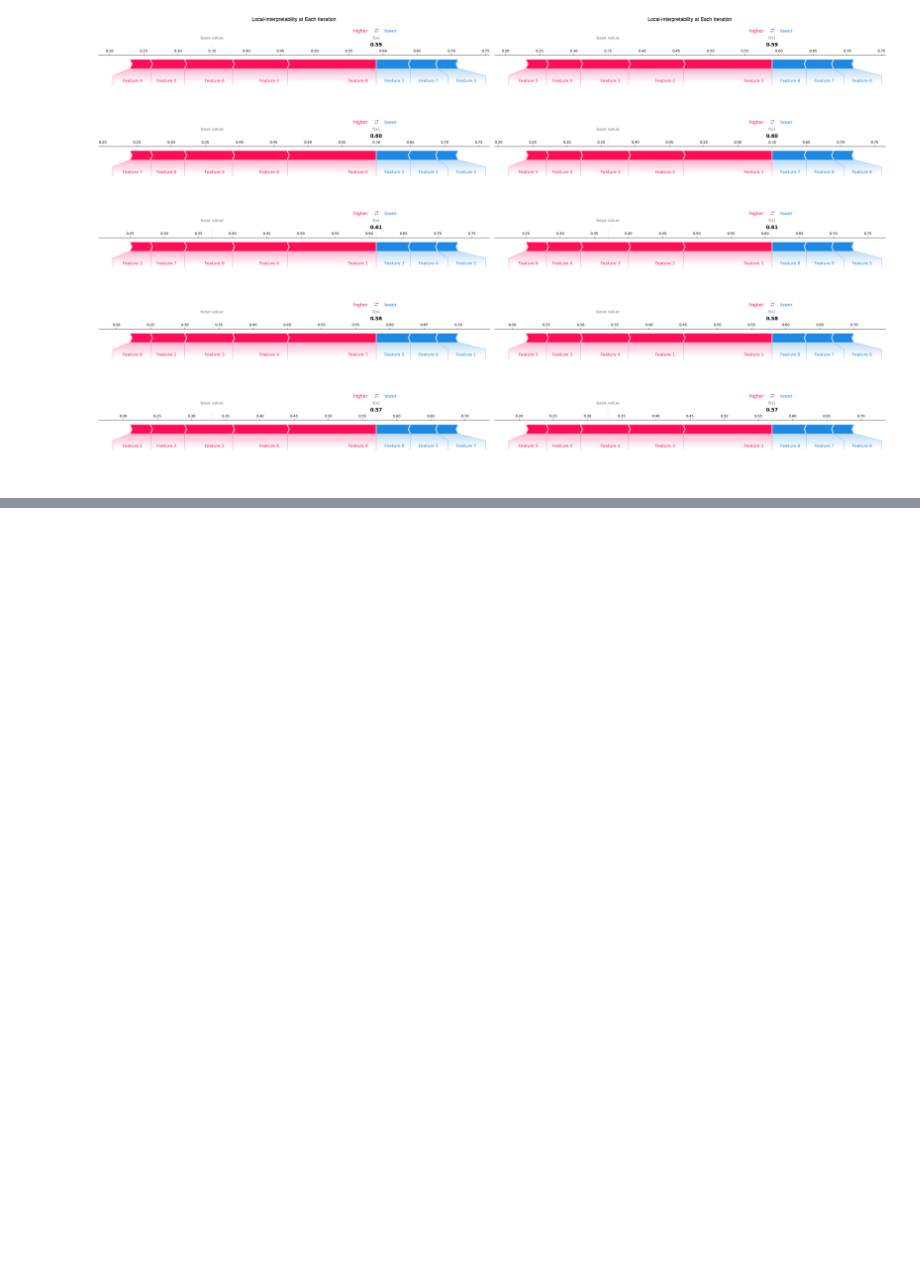
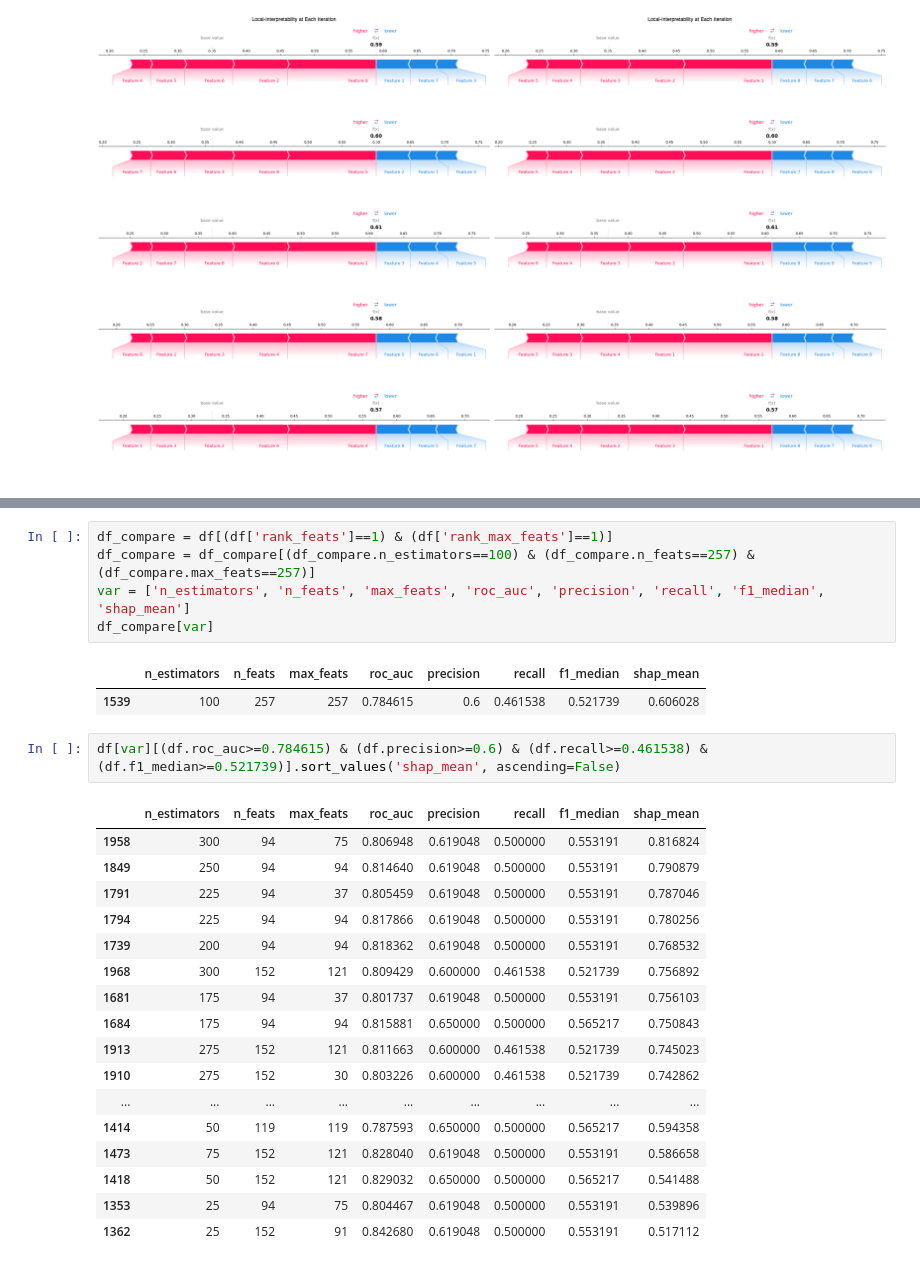
Before and after one commit to edo1691/ad_shap_stability, a Jupyter notebook: notebooks/00_03_imagenes_paper.ipynb, the cells around one changed output, grey strips where cells are left out. Drawn from its saved outputs; the diff is of its cells as text; blank space fills up the shorter version.

```diff
--- a/notebooks/00_03_imagenes_paper.ipynb
+++ b/notebooks/00_03_imagenes_paper.ipynb
@@ -377,0 +495,28 @@ plt.show()
+# %%
+df_compare = df[(df['rank_feats']==1) & (df['rank_max_feats']==1)]
+df_compare = df_compare[(df_compare.n_estimators==100) & (df_compare.n_feats==257) & (df_compare.max_feats==257)]
+var = ['n_estimators', 'n_feats', 'max_feats', 'roc_auc', 'precision', 'recall', 'f1_median', 'shap_mean']
+df_compare[var]
+# %% [output]
+|  | n_estimators | n_feats | max_feats | roc_auc | precision | recall | f1_median | shap_mean |
+| 1539 | 100 | 257 | 257 | 0.784615 | 0.6 | 0.461538 | 0.521739 | 0.606028 |
+# %%
+df[var][(df.roc_auc>=0.784615) & (df.precision>=0.6) & (df.recall>=0.461538) & (df.f1_median>=0.521739)].sort_values('shap_mean', ascending=False)
+# %% [output]
+|  | n_estimators | n_feats | max_feats | roc_auc | precision | recall | f1_median | shap_mean |
+| 1958 | 300 | 94 | 75 | 0.806948 | 0.619048 | 0.500000 | 0.553191 | 0.816824 |
+| 1849 | 250 | 94 | 94 | 0.814640 | 0.619048 | 0.500000 | 0.553191 | 0.790879 |
+| 1791 | 225 | 94 | 37 | 0.805459 | 0.619048 | 0.500000 | 0.553191 | 0.787046 |
+| 1794 | 225 | 94 | 94 | 0.817866 | 0.619048 | 0.500000 | 0.553191 | 0.780256 |
+| 1739 | 200 | 94 | 94 | 0.818362 | 0.619048 | 0.500000 | 0.553191 | 0.768532 |
+| 1968 | 300 | 152 | 121 | 0.809429 | 0.600000 | 0.461538 | 0.521739 | 0.756892 |
+| 1681 | 175 | 94 | 37 | 0.801737 | 0.619048 | 0.500000 | 0.553191 | 0.756103 |
+| 1684 | 175 | 94 | 94 | 0.815881 | 0.650000 | 0.500000 | 0.565217 | 0.750843 |
+| 1913 | 275 | 152 | 121 | 0.811663 | 0.600000 | 0.461538 | 0.521739 | 0.745023 |
+| 1910 | 275 | 152 | 30 | 0.803226 | 0.600000 | 0.461538 | 0.521739 | 0.742862 |
+| ... | ... | ... | ... | ... | ... | ... | ... | ... |
+| 1414 | 50 | 119 | 119 | 0.787593 | 0.650000 | 0.500000 | 0.565217 | 0.594358 |
+| 1473 | 75 | 152 | 121 | 0.828040 | 0.619048 | 0.500000 | 0.553191 | 0.586658 |
+| 1418 | 50 | 152 | 121 | 0.829032 | 0.650000 | 0.500000 | 0.565217 | 0.541488 |
+| 1353 | 25 | 94 | 75 | 0.804467 | 0.619048 | 0.500000 | 0.553191 | 0.539896 |
+| 1362 | 25 | 152 | 91 | 0.842680 | 0.619048 | 0.500000 | 0.553191 | 0.517112 |
```
Also changed, not shown: parts of 12 cells of this notebook, 2 other files.
